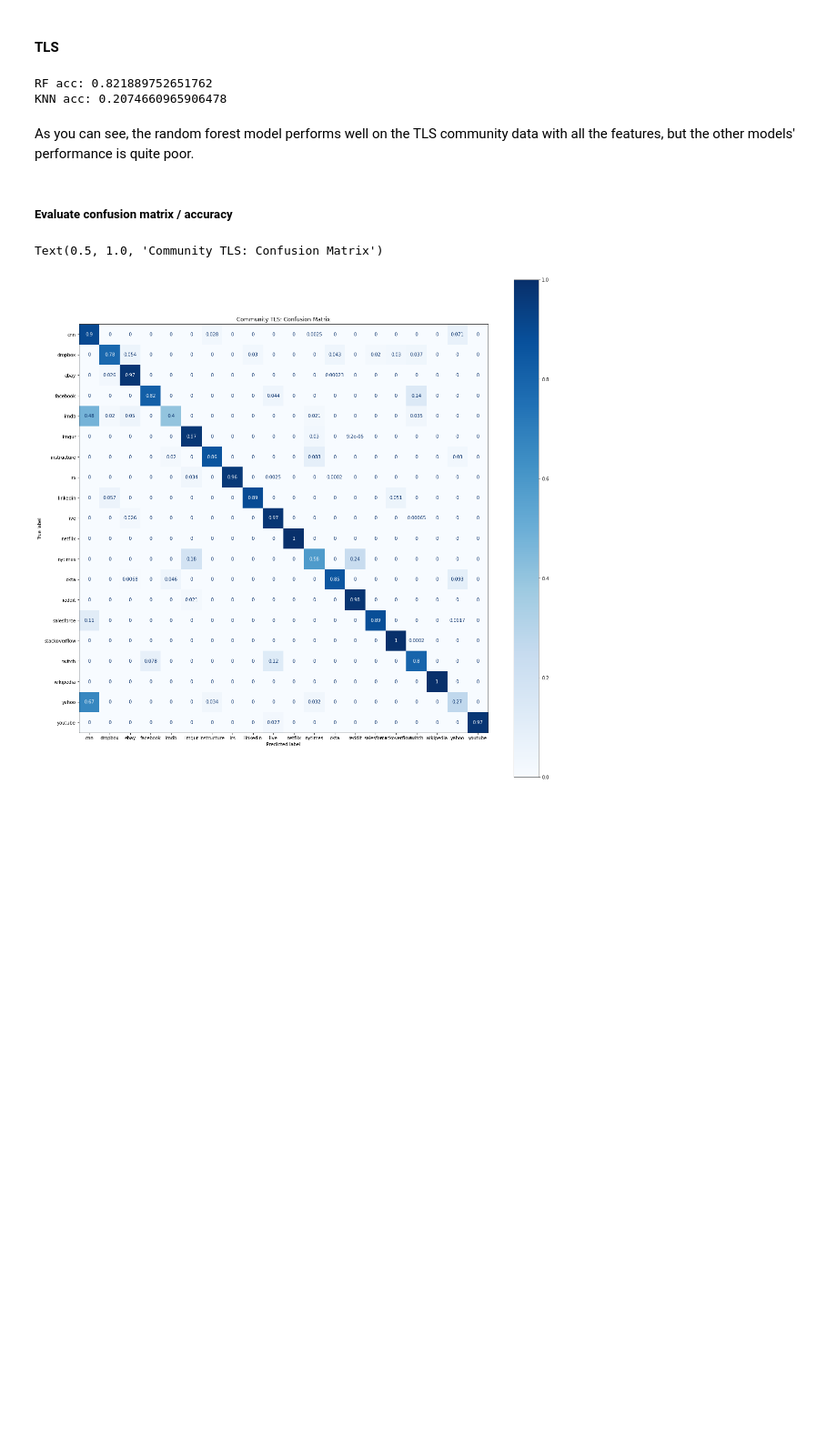
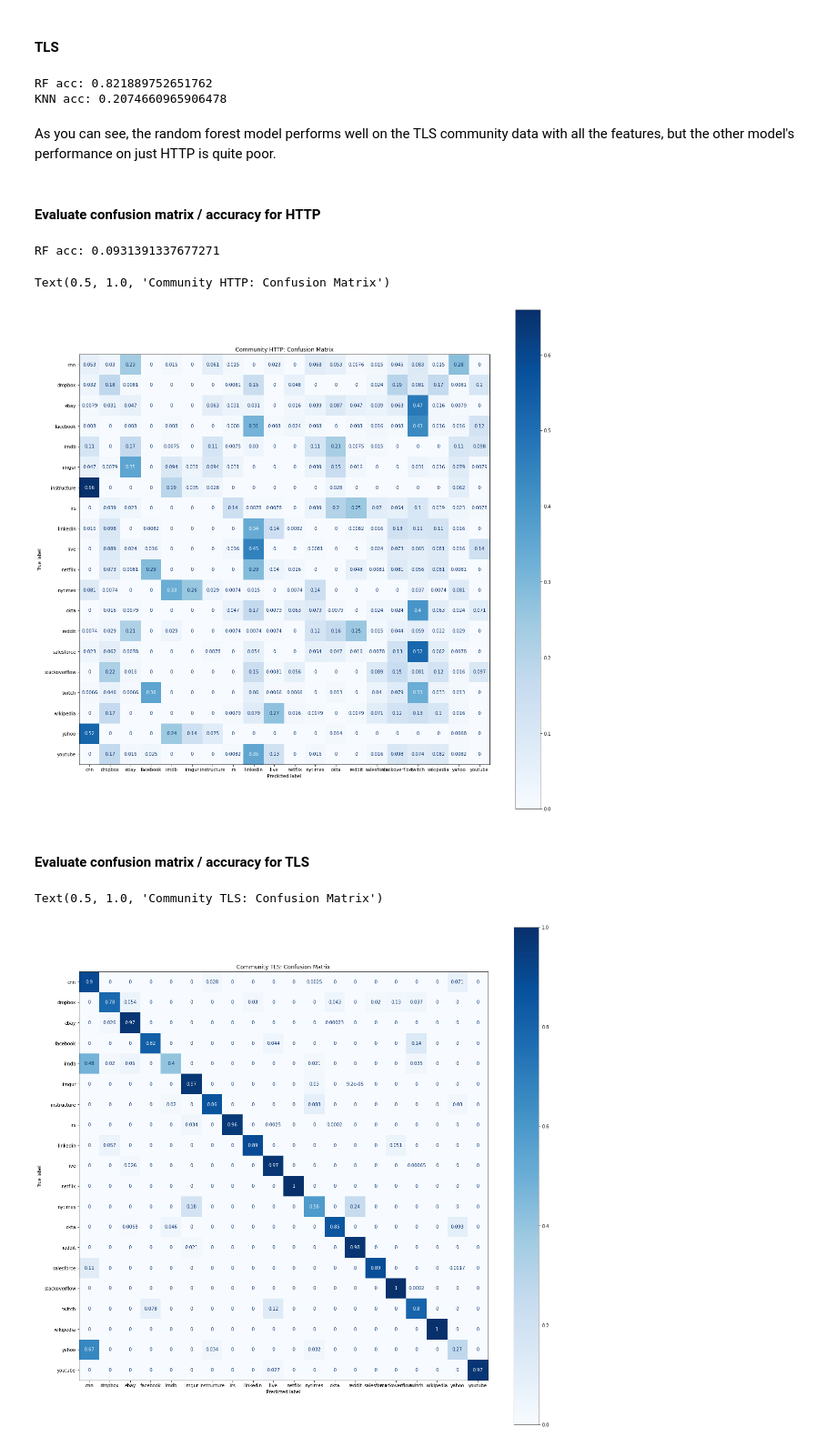
Before and after one commit to mbronckers/cmsc23360, a Jupyter notebook: p2/Submission.ipynb, the cells around one changed output. Shown: that part at 91% size. Cells and saved outputs as stored; diff of their text form; code cells hidden in the pictures; blank space fills up the shorter version.

Commit message:
added confusion matrices ' '

```diff
--- a/p2/Submission.ipynb
+++ b/p2/Submission.ipynb
@@ -407,7 +412,33 @@ run_model(df_one_tls, df_two_tls, df_three_tls)
 RF acc: 0.821889752651762
 KNN acc: 0.2074660965906478
 # %% [markdown]
-As you can see, the random forest model performs well on the TLS community data with all the features, but the other models' performance is quite poor.
+As you can see, the random forest model performs well on the TLS community data with all the features, but the other model's performance on just HTTP is quite poor.
 # %% [markdown]
-##### Evaluate confusion matrix / accuracy
+#### Evaluate confusion matrix / accuracy for HTTP
+# %%
+# Get trained model to evaluate
+df = df_one_http.append(df_two_http)
+X = df.loc[:, df.columns != 'website-index']
+y = df['website-index']
+X_test = df_three_http.loc[:, df_three_http.columns != 'website-index']
+y_test = df_three_http['website-index']
+
+clf_http = get_rf_model(df)
+# %%
+rf_acc = clf_http.score(X_test, y_test)
+print("RF acc: " + str(rf_acc))
+
+fig, ax = plt.subplots(figsize=(20, 20))
+title = "Community HTTP: Confusion Matrix"
+disp = plot_confusion_matrix(clf_http, X_test, y_test,
+                             cmap=plt.cm.Blues,
+                             ax=ax,
+                             normalize='true')
+disp.ax_.set_title(title)
+# %% [output]
+RF acc: 0.0931391337677271
+Text(0.5, 1.0, 'Community HTTP: Confusion Matrix')
+[figure, added]
+# %% [markdown]
+#### Evaluate confusion matrix / accuracy for TLS
 # %%
```
Also changed, not shown: parts of 24 cells of this notebook.
